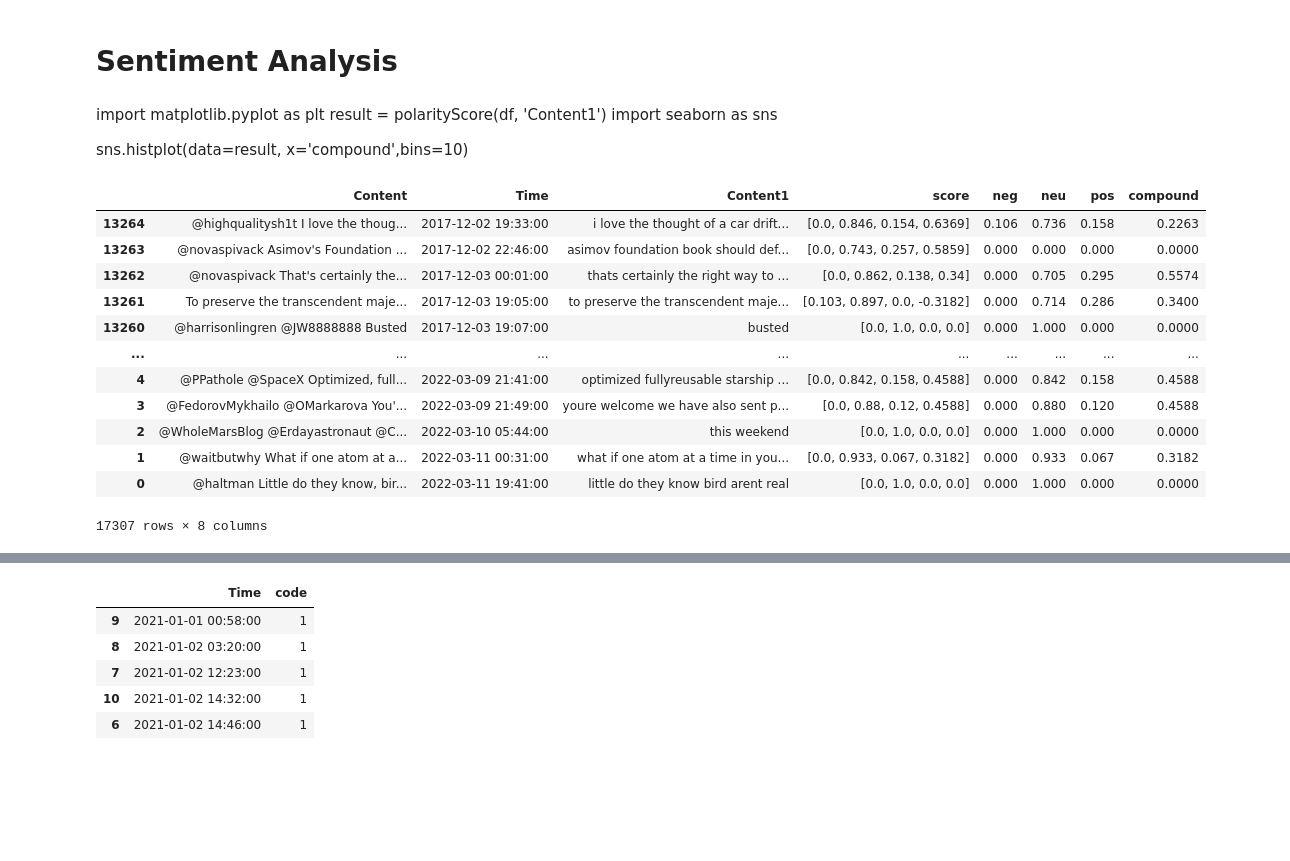
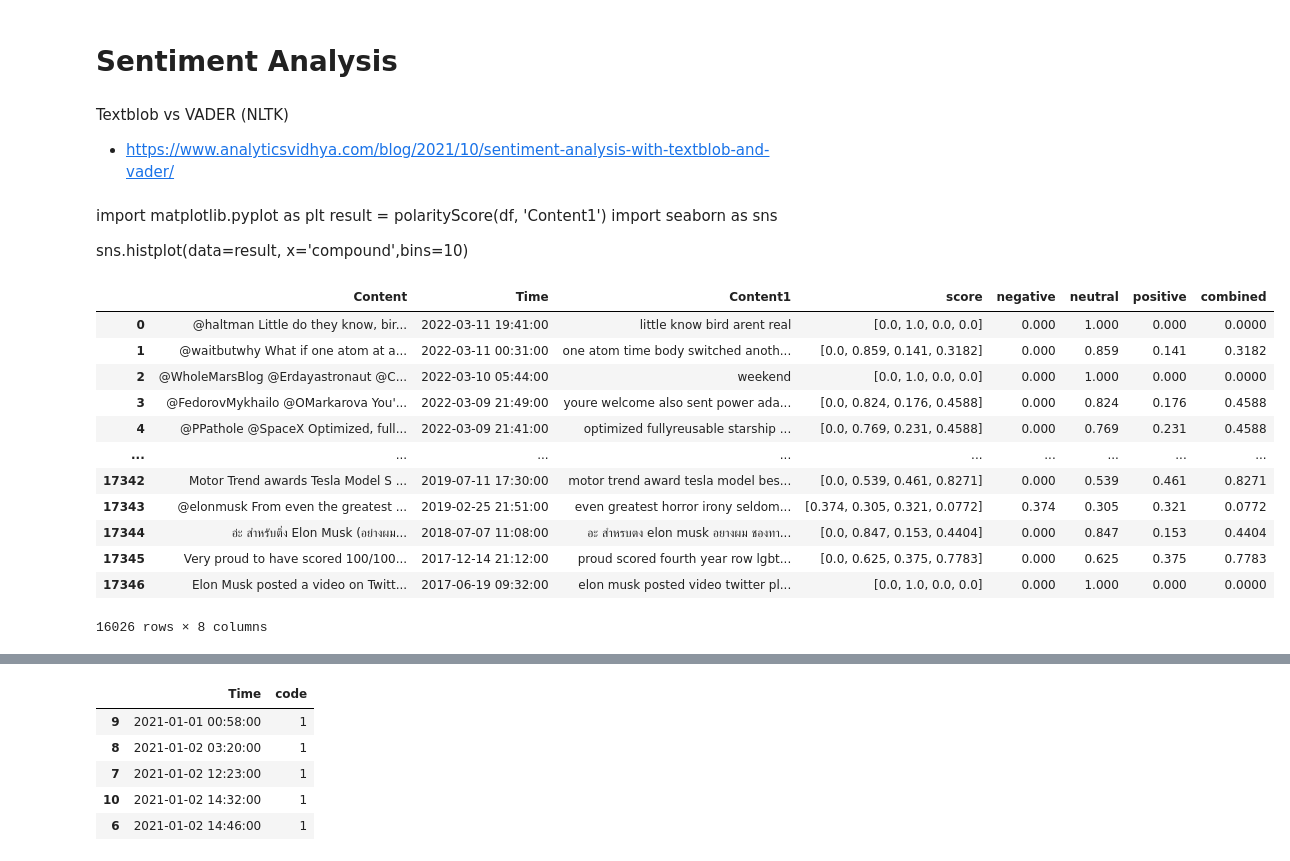
Before and after one commit to warriorprince86/MachineLearning, a Jupyter notebook: project/src/twitter_sentiment_analysis.ipynb, the cells around one changed output, grey strips where cells are left out. Cells and saved outputs as stored; diff of their text form; code cells hidden in the pictures; blank space fills up the shorter version.

Commit message:
fix(sentiment-analysis,-updated-function-polarityScore): fixed error resulting from concat of two dataframes reulting in mismatched scores and tweet
BREAKING CHANGE:

```diff
--- a/project/src/twitter_sentiment_analysis.ipynb
+++ b/project/src/twitter_sentiment_analysis.ipynb
@@ -200,16 +200,21 @@ def sentence_to_wordlist(sentence, remove_stopwords=False):
     # 5. Convert words to lower case and split them
     sentence = sentence.lower().split()
     # Remove Stop Words
-    # sentence = [word for word in sentence if not word in stop_words]
+    sentence = [word for word in sentence if not word in stop_words]
     # 5. Stemming
     # sentence = [stemmer.stem(w) for w in sentence]
     # 6. Lemmatizing
     sentence = [lemmatizer.lemmatize(word) for word in sentence]
-    # 7. Return a list of words
-    sentence_r = ''
-    for word in sentence:
-      sentence_r = sentence_r + ' ' + word
-    return(sentence_r)
+
+    #check if returned sentence is blank
+    if len(sentence)==0:
+      return np.nan
+    else:
+      # 7. Return a sentence of words
+      sentence_r = ''
+      for word in sentence:
+        sentence_r = sentence_r + ' ' + word
+      return(sentence_r)
 
 def cleanText(text):
   text = re.sub('@[A-Za-z0-9]+' , '', text) #remove the @mentions
@@ -220,9 +225,13 @@ def cleanText(text):
 # %%
 # create a new column
 df['Content1']= df.Content.apply(lambda row: sentence_to_wordlist(row))
+df.dropna(how='any', inplace=True)
 # df[['Time','Content1','Content']].iloc[-5:,:]
 # %% [markdown]
 # Sentiment Analysis
+# %% [markdown]
+Textblob vs VADER (NLTK)
+- https://www.analyticsvidhya.com/blog/2021/10/sentiment-analysis-with-textblob-and-vader/
 # %%
 from nltk.sentiment.vader import SentimentIntensityAnalyzer
 
@@ -230,11 +239,13 @@ def polarityScore(a, col):
     # Create a column for score
     a['score'] = a[col].apply(lambda row: calculate_polarity_scores(row))
     #split all the scores into separate columns
-    dfa = pd.DataFrame(a['score'].to_list(), columns = ['neg', 'neu', 'pos', 'compound'])
-    # concat the results into the table with tweets
-    result = pd.concat([a, dfa], axis=1).dropna(how='any').sort_values(by='Time')
+    # columns = ['negative', 'neutral', 'positive', 'compound'])
+    a['negative']=a.score.apply(lambda x: x[0])
+    a['neutral']=a.score.apply(lambda x: x[1])
+    a['positive']=a.score.apply(lambda x: x[2])
+    a['combined']=a.score.apply(lambda x: x[3])
 
-    return result
+    return a
 
 def calculate_polarity_scores(x):
     sid = SentimentIntensityAnalyzer()
@@ -242,7 +253,6 @@ def calculate_polarity_scores(x):
     score_list = []
     for i in score.values():
         score_list.append(i)
-
     return score_list
 # %% [markdown]
 import matplotlib.pyplot as plt
@@ -251,21 +261,20 @@ import seaborn as sns
 
 sns.histplot(data=result, x='compound',bins=10)
 # %%
-import seaborn as sns
 result = polarityScore(df, 'Content1')
 # sns.histplot(data=result, x='compound')
-result.head()
+result
 # %% [output]
-|  | Content | Time | Content1 | score | neg | neu | pos | compound |
-| 13264 | @highqualitysh1t I love the thoug... | 2017-12-02 19:33:00 | i love the thought of a car drift... | [0.0, 0.846, 0.154, 0.6369] | 0.106 | 0.736 | 0.158 | 0.2263 |
-| 13263 | @novaspivack Asimov's Foundation ... | 2017-12-02 22:46:00 | asimov foundation book should def... | [0.0, 0.743, 0.257, 0.5859] | 0.000 | 0.000 | 0.000 | 0.0000 |
-| 13262 | @novaspivack That's certainly the... | 2017-12-03 00:01:00 | thats certainly the right way to ... | [0.0, 0.862, 0.138, 0.34] | 0.000 | 0.705 | 0.295 | 0.5574 |
-| 13261 | To preserve the transcendent maje... | 2017-12-03 19:05:00 | to preserve the transcendent maje... | [0.103, 0.897, 0.0, -0.3182] | 0.000 | 0.714 | 0.286 | 0.3400 |
-| 13260 | @harrisonlingren @JW8888888 Busted | 2017-12-03 19:07:00 | busted | [0.0, 1.0, 0.0, 0.0] | 0.000 | 1.000 | 0.000 | 0.0000 |
+|  | Content | Time | Content1 | score | negative | neutral | positive | combined |
+| 0 | @haltman Little do they know, bir... | 2022-03-11 19:41:00 | little know bird arent real | [0.0, 1.0, 0.0, 0.0] | 0.000 | 1.000 | 0.000 | 0.0000 |
+| 1 | @waitbutwhy What if one atom at a... | 2022-03-11 00:31:00 | one atom time body switched anoth... | [0.0, 0.859, 0.141, 0.3182] | 0.000 | 0.859 | 0.141 | 0.3182 |
+| 2 | @WholeMarsBlog @Erdayastronaut @C... | 2022-03-10 05:44:00 | weekend | [0.0, 1.0, 0.0, 0.0] | 0.000 | 1.000 | 0.000 | 0.0000 |
+| 3 | @FedorovMykhailo @OMarkarova You'... | 2022-03-09 21:49:00 | youre welcome also sent power ada... | [0.0, 0.824, 0.176, 0.4588] | 0.000 | 0.824 | 0.176 | 0.4588 |
+| 4 | @PPathole @SpaceX Optimized, full... | 2022-03-09 21:41:00 | optimized fullyreusable starship ... | [0.0, 0.769, 0.231, 0.4588] | 0.000 | 0.769 | 0.231 | 0.4588 |
 | ... | ... | ... | ... | ... | ... | ... | ... | ... |
-| 4 | @PPathole @SpaceX Optimized, full... | 2022-03-09 21:41:00 | optimized fullyreusable starship ... | [0.0, 0.842, 0.158, 0.4588] | 0.000 | 0.842 | 0.158 | 0.4588 |
-| 3 | @FedorovMykhailo @OMarkarova You'... | 2022-03-09 21:49:00 | youre welcome we have also sent p... | [0.0, 0.88, 0.12, 0.4588] | 0.000 | 0.880 | 0.120 | 0.4588 |
-| 2 | @WholeMarsBlog @Erdayastronaut @C... | 2022-03-10 05:44:00 | this weekend | [0.0, 1.0, 0.0, 0.0] | 0.000 | 1.000 | 0.000 | 0.0000 |
-| 1 | @waitbutwhy What if one atom at a... | 2022-03-11 00:31:00 | what if one atom at a time in you... | [0.0, 0.933, 0.067, 0.3182] | 0.000 | 0.933 | 0.067 | 0.3182 |
-| 0 | @haltman Little do they know, bir... | 2022-03-11 19:41:00 | little do they know bird arent real | [0.0, 1.0, 0.0, 0.0] | 0.000 | 1.000 | 0.000 | 0.0000 |
+| 17342 | Motor Trend awards Tesla Model S ... | 2019-07-11 17:30:00 | motor trend award tesla model bes... | [0.0, 0.539, 0.461, 0.8271] | 0.000 | 0.539 | 0.461 | 0.8271 |
+| 17343 | @elonmusk From even the greatest ... | 2019-02-25 21:51:00 | even greatest horror irony seldom... | [0.374, 0.305, 0.321, 0.0772] | 0.374 | 0.305 | 0.321 | 0.0772 |
+| 17344 | อ่ะ สำหรับติ่ง Elon Musk (อย่างผม... | 2018-07-07 11:08:00 | อะ สำหรบตง elon musk อยางผม ชองทา... | [0.0, 0.847, 0.153, 0.4404] | 0.000 | 0.847 | 0.153 | 0.4404 |
+| 17345 | Very proud to have scored 100/100... | 2017-12-14 21:12:00 | proud scored fourth year row lgbt... | [0.0, 0.625, 0.375, 0.7783] | 0.000 | 0.625 | 0.375 | 0.7783 |
+| 17346 | Elon Musk posted a video on Twitt... | 2017-06-19 09:32:00 | elon musk posted video twitter pl... | [0.0, 1.0, 0.0, 0.0] | 0.000 | 1.000 | 0.000 | 0.0000 |
-17307 rows × 8 columns
+16026 rows × 8 columns
```
Also changed, not shown: parts of 4 cells of this notebook.
